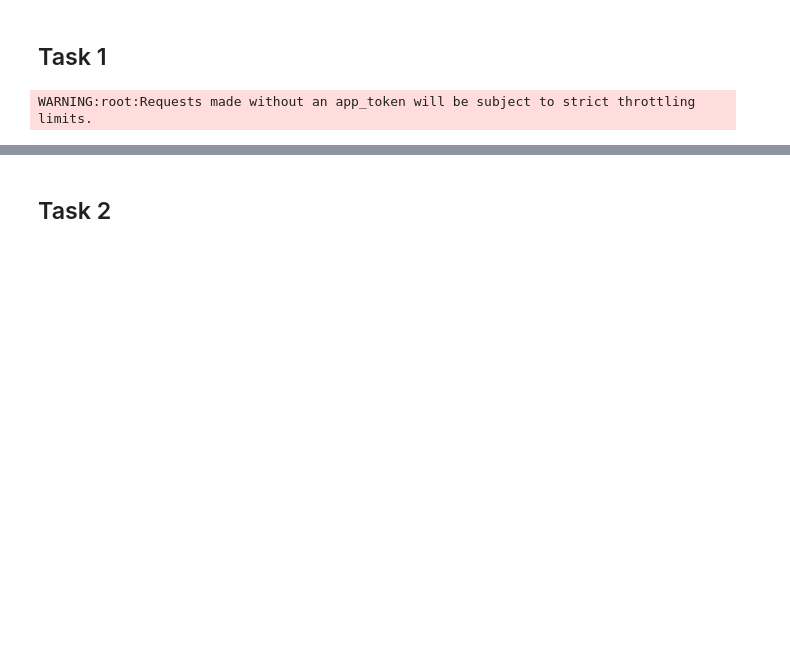
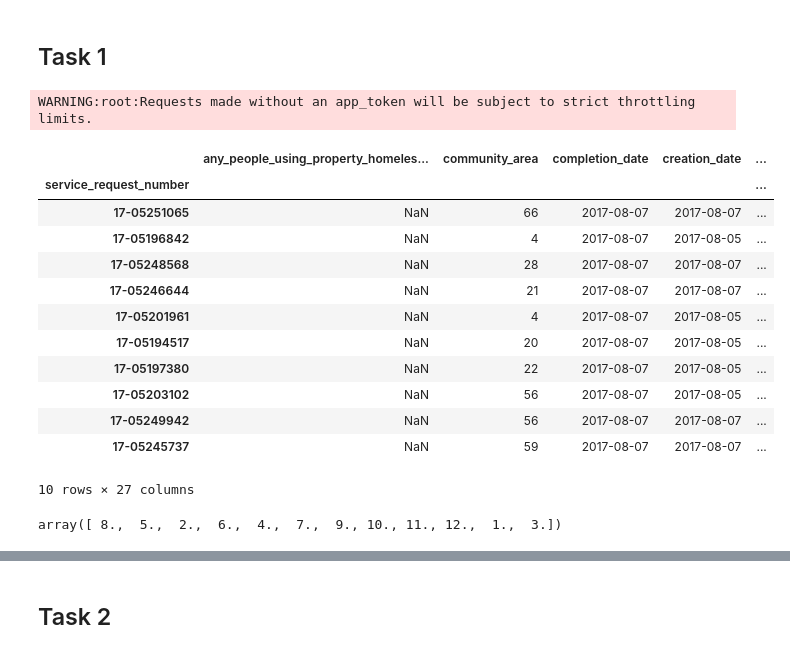
Before and after one commit to cherdeman/ML_for_Public_Policy, a Jupyter notebook: Assignment1/Herdeman - Assignment 1.ipynb, the cells around one changed output, grey strips where cells are left out. Saved outputs shown, nothing was run; the diff lists cells and outputs as text; code cells hidden in the pictures; blank space fills up the shorter version.

Commit message:
date updates

```diff
--- a/Assignment1/Herdeman - Assignment 1.ipynb
+++ b/Assignment1/Herdeman - Assignment 1.ipynb
@@ -9,8 +9,8 @@ from sodapy import Socrata
 graffiti_dataset_id = "cdmx-wzbz"
 buildings_dataset_id = "yama-9had"
 alley_dataset_id = "j9pw-ad5p"
-building_date_range = "date_service_request_was_received between '2017-01-01T00:00:00.000' and '2018-01-01T00:00:00.000'"
-graffiti_alley_date_range = "creation_date between '2017-01-01T00:00:00.000' and '2018-01-01T00:00:00.000'"
+building_date_range = "date_service_request_was_received between '2017-01-01T00:00:00.000' and '2017-12-31T00:00:00.000'"
+graffiti_alley_date_range = "creation_date between '2017-01-01T00:00:00.000' and '2017-12-31T00:00:00.000'"
 # %%
 # Define Socrata client
 client = Socrata("data.cityofchicago.org", None)
@@ -38,4 +38,35 @@ building_df.drop(['address_street_number', 'address_street_direction',
                  axis = 1, inplace = True)
 # %%
 # Merge dataframe
-result = pd.concat([graffiti_df, building_df, alley_df])
+full_df = pd.concat([graffiti_df, building_df, alley_df])
+# %%
+# Convert date columns to datetime format
+full_df['creation_date'] = pd.to_datetime(full_df['creation_date'])
+full_df['completion_date'] = pd.to_datetime(full_df['completion_date'])
+full_df['date_service_request_was_received'] = pd.to_datetime(full_df['date_service_request_was_received'])
+full_df['response_time'] = full_df['completion_date'] - full_df['creation_date']
+# %%
+full_df['year'] = full_df['creation_date'].dt.year
+full_df['year'].fillna(full_df['date_service_request_was_received'].dt.year, inplace = True)
+full_df['month'] = full_df['creation_date'].dt.month
+full_df['month'].fillna(full_df['date_service_request_was_received'].dt.month, inplace = True)
+# %%
+full_df[:10]
+# %% [output]
+|  | any_people_using_property_homeles... | community_area | completion_date | creation_date | ... |
+| service_request_number |  |  |  |  | ... |
+| 17-05251065 | NaN | 66 | 2017-08-07 | 2017-08-07 | ... |
+| 17-05196842 | NaN | 4 | 2017-08-07 | 2017-08-05 | ... |
+| 17-05248568 | NaN | 28 | 2017-08-07 | 2017-08-07 | ... |
+| 17-05246644 | NaN | 21 | 2017-08-07 | 2017-08-07 | ... |
+| 17-05201961 | NaN | 4 | 2017-08-07 | 2017-08-05 | ... |
+| 17-05194517 | NaN | 20 | 2017-08-07 | 2017-08-05 | ... |
+| 17-05197380 | NaN | 22 | 2017-08-07 | 2017-08-05 | ... |
+| 17-05203102 | NaN | 56 | 2017-08-07 | 2017-08-05 | ... |
+| 17-05249942 | NaN | 56 | 2017-08-07 | 2017-08-07 | ... |
+| 17-05245737 | NaN | 59 | 2017-08-07 | 2017-08-07 | ... |
+10 rows × 27 columns
+# %%
+full_df['month'].unique()
+# %% [output]
+array([ 8.,  5.,  2.,  6.,  4.,  7.,  9., 10., 11., 12.,  1.,  3.])
```
Also changed, not shown: parts of 1 cell of this notebook.
